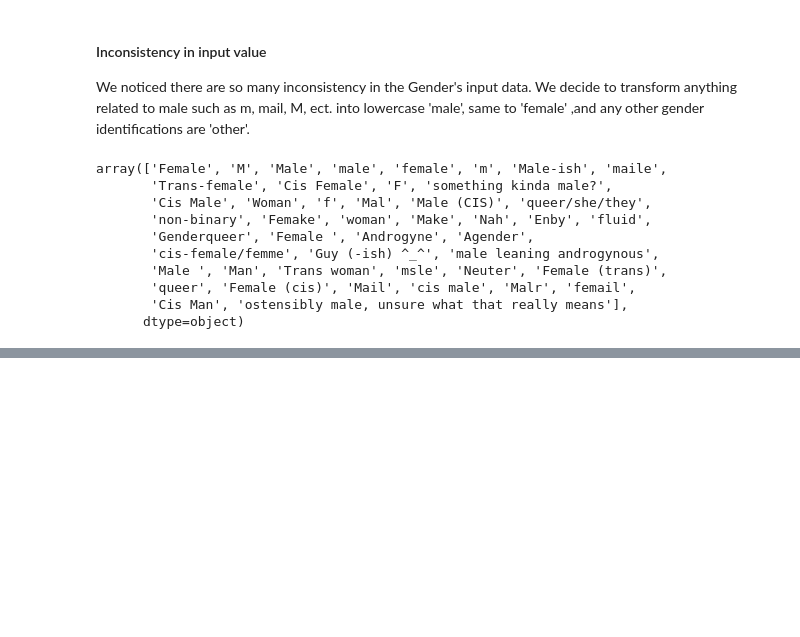
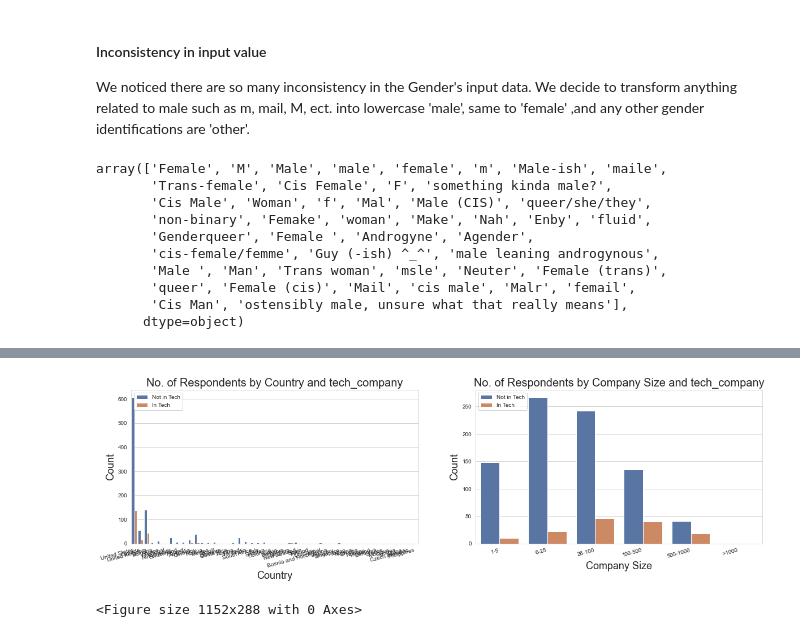
Before and after one commit to mexudi/Analysis-Mental-Health-in-Tech-Workplace, a Jupyter notebook: Data Analysis Project.ipynb, the cells around one changed output, grey strips where cells are left out. Saved outputs shown, nothing was run; the diff lists cells and outputs as text; code cells hidden in the pictures; blank space fills up the shorter version.

```diff
--- a/Data Analysis Project.ipynb
+++ b/Data Analysis Project.ipynb
@@ -430,0 +454,26 @@ Name: self_employed, dtype: int64
+# %%
+fig, (ax1, ax2) = plt.subplots(nrows=1, ncols=2)
+plt.figure(figsize = (16,4))
+fig.set_figheight(5)
+fig.set_figwidth(20)
+plt.subplots_adjust(wspace = 0)
+
+# No of respondents by Country
+sns.countplot(x = df['Country'], hue = df['tech_company'], ax=ax1, palette="deep")
+ax1.set_title('No. of Respondents by Country and tech_company', fontsize = 20)
+ax1.set_xticklabels(ax1.get_xticklabels(), rotation=15, ha="right")
+ax1.set_xlabel('Country', fontsize = 18)
+ax1.set_ylabel('Count', fontsize = 18)
+ax1.legend(['Not in Tech', 'In Tech'])
+
+# No of respondents by Company Size
+sns.countplot(x = df['no_employees'], hue = df['tech_company'], ax=ax2,
+              order = ['1-5', '6-25', '26-100', '100-500', '500-1000', '>1000'], palette="deep")
+ax2.set_title('No. of Respondents by Company Size and tech_company', fontsize = 20)
+ax2.set_xticklabels(ax2.get_xticklabels(), rotation=15, ha="right")
+ax2.set_xlabel('Company Size', fontsize = 18)
+ax2.set_ylabel('Count', fontsize = 18)
+ax2.legend(['Not in Tech', 'In Tech']);
+# %% [output]
+[figure, added]
+<Figure size 1152x288 with 0 Axes>
```
Also changed, not shown: parts of 42 cells of this notebook.
